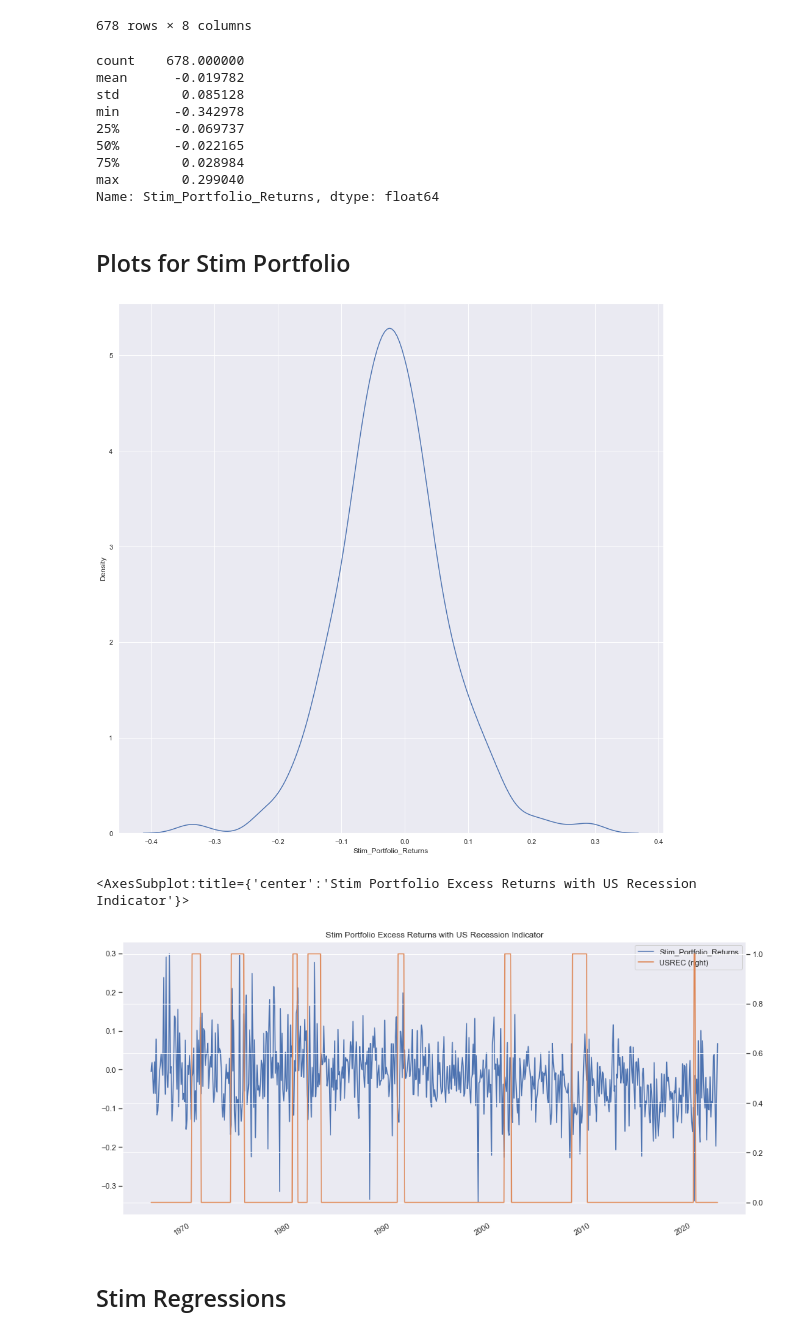
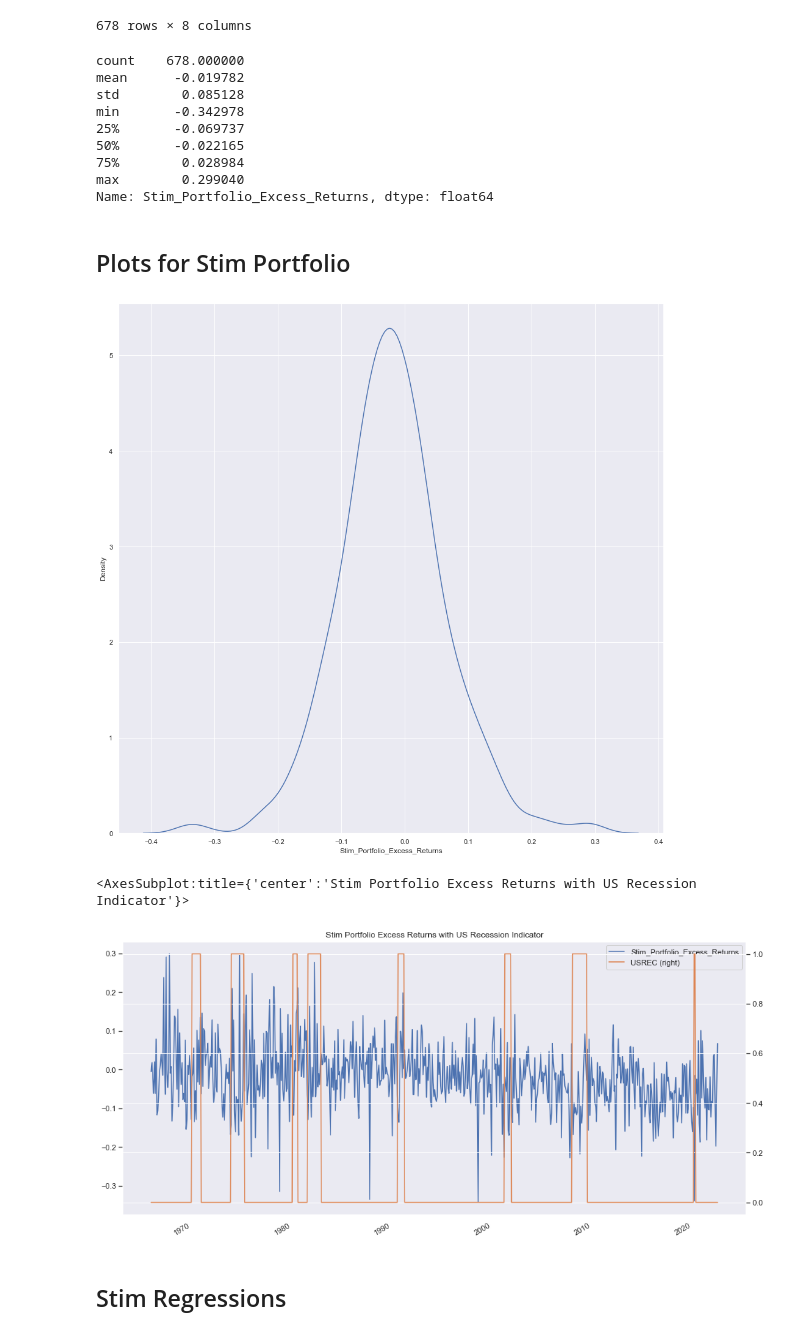
Before and after one commit to statistactics/sin-stocks, a Jupyter notebook: PORTFOLIO_AND_REGRESSIONS.ipynb, the cells around one changed output. Cells and saved outputs as stored; diff of their text form; code cells hidden in the pictures.

```diff
--- a/PORTFOLIO_AND_REGRESSIONS.ipynb
+++ b/PORTFOLIO_AND_REGRESSIONS.ipynb
@@ -500,9 +500,9 @@ stim_model_df2
 | 2022-07-31 | 0.068411 | 0.0956 | 0.0278 | -0.0408 | 0.0008 | -0.0394 | 0.067611 | 0 |
 678 rows × 8 columns
 # %%
-stim_model_df2.rename(columns = {"Portfolio_Excess_Returns": "Stim_Portfolio_Returns"}, inplace=True)
+stim_model_df2.rename(columns = {"Portfolio_Excess_Returns": "Stim_Portfolio_Excess_Returns"}, inplace=True)
 # %%
-stim_model_df2["Stim_Portfolio_Returns"].describe()
+stim_model_df2["Stim_Portfolio_Excess_Returns"].describe()
 # %% [output]
 count    678.000000
 mean      -0.019782
@@ -512,20 +512,20 @@ min       -0.342978
 50%       -0.022165
 75%        0.028984
 max        0.299040
-Name: Stim_Portfolio_Returns, dtype: float64
+Name: Stim_Portfolio_Excess_Returns, dtype: float64
 # %% [markdown]
 ## Plots for Stim Portfolio
 # %%
 import seaborn as sns
 sns.set(rc = {"figure.figsize": (16,16)})
-fig1 = sns.kdeplot(stim_model_df2["Stim_Portfolio_Returns"])
+fig1 = sns.kdeplot(stim_model_df2["Stim_Portfolio_Excess_Returns"])
 # %% [output]
-[figure, old version]
+[figure, new version]
 # %%
-stim_model_df2[["Stim_Portfolio_Returns", "USREC"]].plot(secondary_y = ["USREC"], figsize = (16,8), title = "Stim Portfolio Excess Returns with US Recession Indicator")
+stim_model_df2[["Stim_Portfolio_Excess_Returns", "USREC"]].plot(secondary_y = ["USREC"], figsize = (16,8), title = "Stim Portfolio Excess Returns with US Recession Indicator")
 # %% [output]
 <AxesSubplot:title={'center':'Stim Portfolio Excess Returns with US Recession Indicator'}>
-[figure, old version]
+[figure, new version]
 # %% [markdown]
 ## Stim Regressions
 # %%
```
Also changed, not shown: parts of 14 cells of this notebook, 3 other files.
